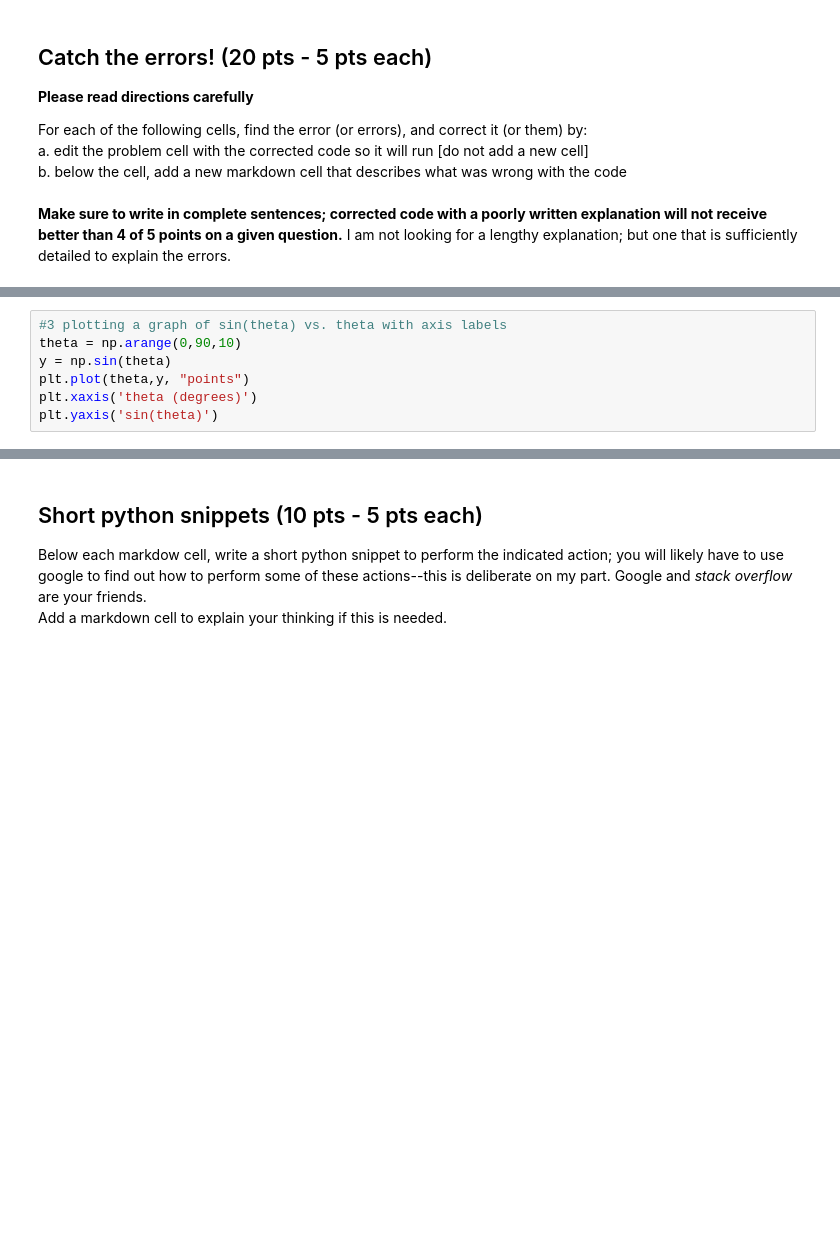
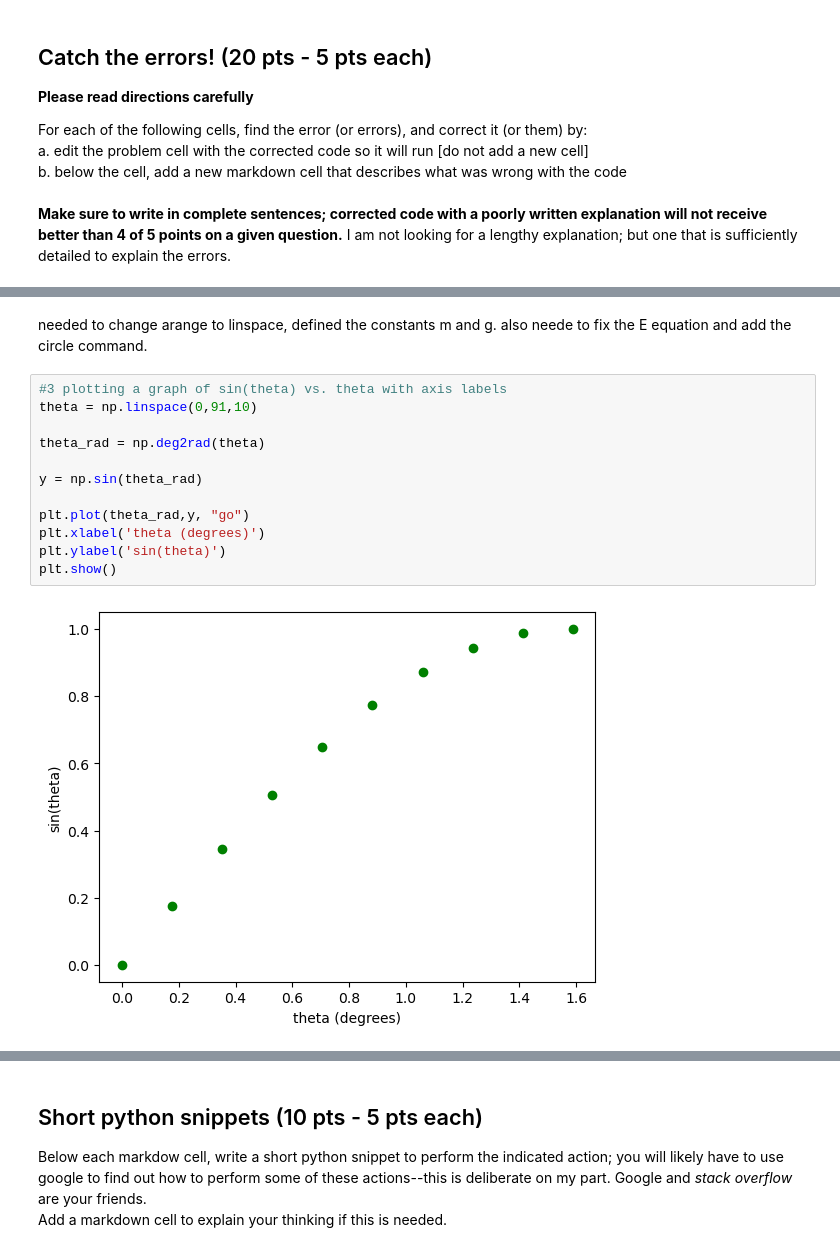
Before and after one commit to LDeGroot-Wooster/CompPhys26, a Jupyter notebook: Labs/LabAssignment4_S26.ipynb, the cells around one changed output, grey strips where cells are left out. Drawn from its saved outputs; the diff is of its cells as text; blank space fills up the shorter version.

```diff
--- a/Labs/LabAssignment4_S26.ipynb
+++ b/Labs/LabAssignment4_S26.ipynb
@@ -31,7 +44,16 @@ plt.plot(h,E)
+# %% [markdown]
+needed to change arange to linspace, defined the constants m and g. also neede to fix the E equation and add the circle command.
 # %%
 #3 plotting a graph of sin(theta) vs. theta with axis labels
-theta = np.arange(0,90,10)
-y = np.sin(theta)
-plt.plot(theta,y, "points")
-plt.xaxis('theta (degrees)')
-plt.yaxis('sin(theta)')
+theta = np.linspace(0,91,10)
+
+theta_rad = np.deg2rad(theta)
+
+y = np.sin(theta_rad)
+
+plt.plot(theta_rad,y, "go")
+plt.xlabel('theta (degrees)')
+plt.ylabel('sin(theta)')
+plt.show()
+# %% [output]
+[figure, added]
```
Also changed, not shown: parts of 16 cells of this notebook.
